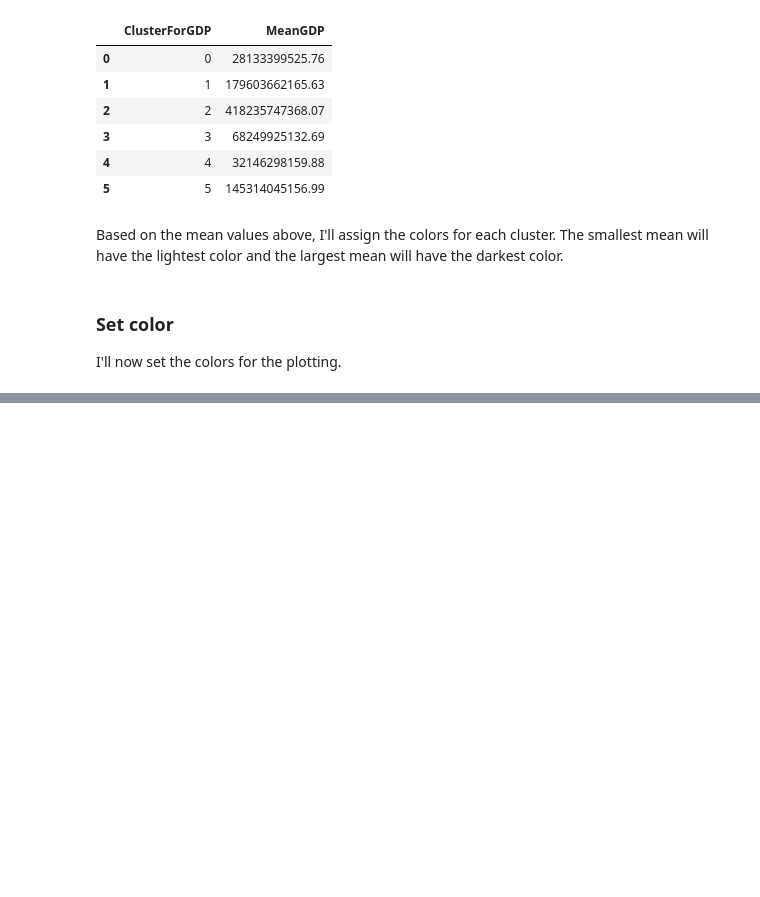
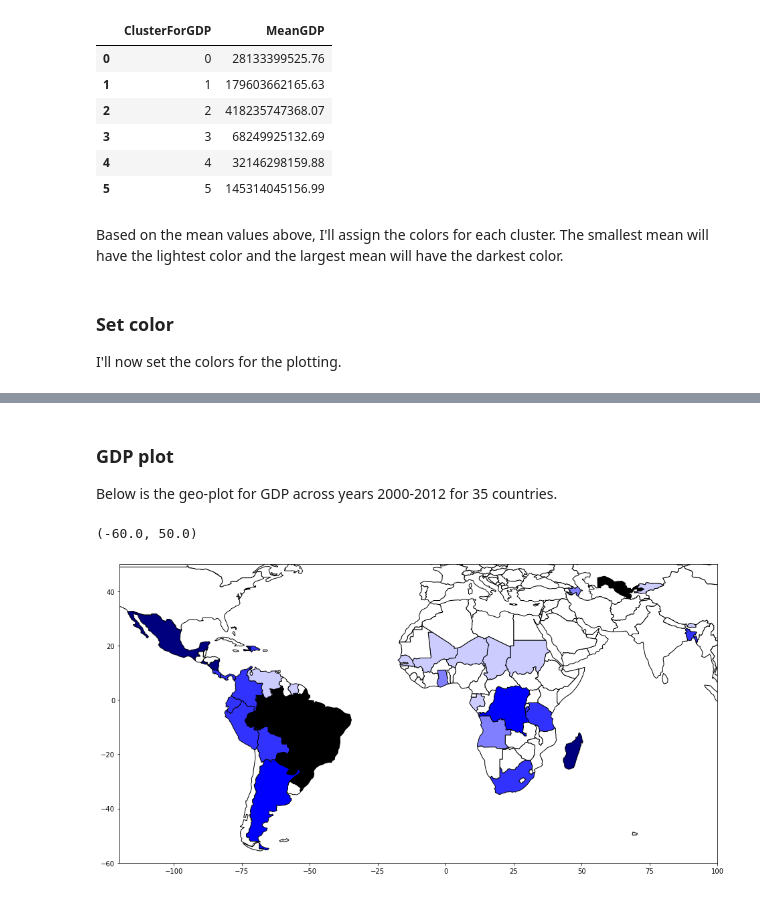
Before and after one commit to thilankam/MalariaAnalysis, a Jupyter notebook: Notebooks/Multiple clustering.ipynb, the cells around one changed output, grey strips where cells are left out. Drawn from its saved outputs; the diff is of its cells as text; code cells hidden in the pictures; blank space fills up the shorter version.

```diff
--- a/Notebooks/Multiple clustering.ipynb
+++ b/Notebooks/Multiple clustering.ipynb
@@ -394,0 +274,14 @@ world2
+# %% [markdown]
+### GDP plot
+
+Below is the geo-plot for GDP across years 2000-2012 for 35 countries.
+# %%
+world.plot(column = 'ClusterForGDP',
+           color = world['ColorForGDP'],
+           edgecolor = 'black',
+           figsize = (16, 16))
+plt.xlim([-120, 100])
+plt.ylim([-60, 50])
+# %% [output]
+(-60.0, 50.0)
+[figure, added]
```
Also changed, not shown: parts of 18 cells of this notebook, 2 other files.
